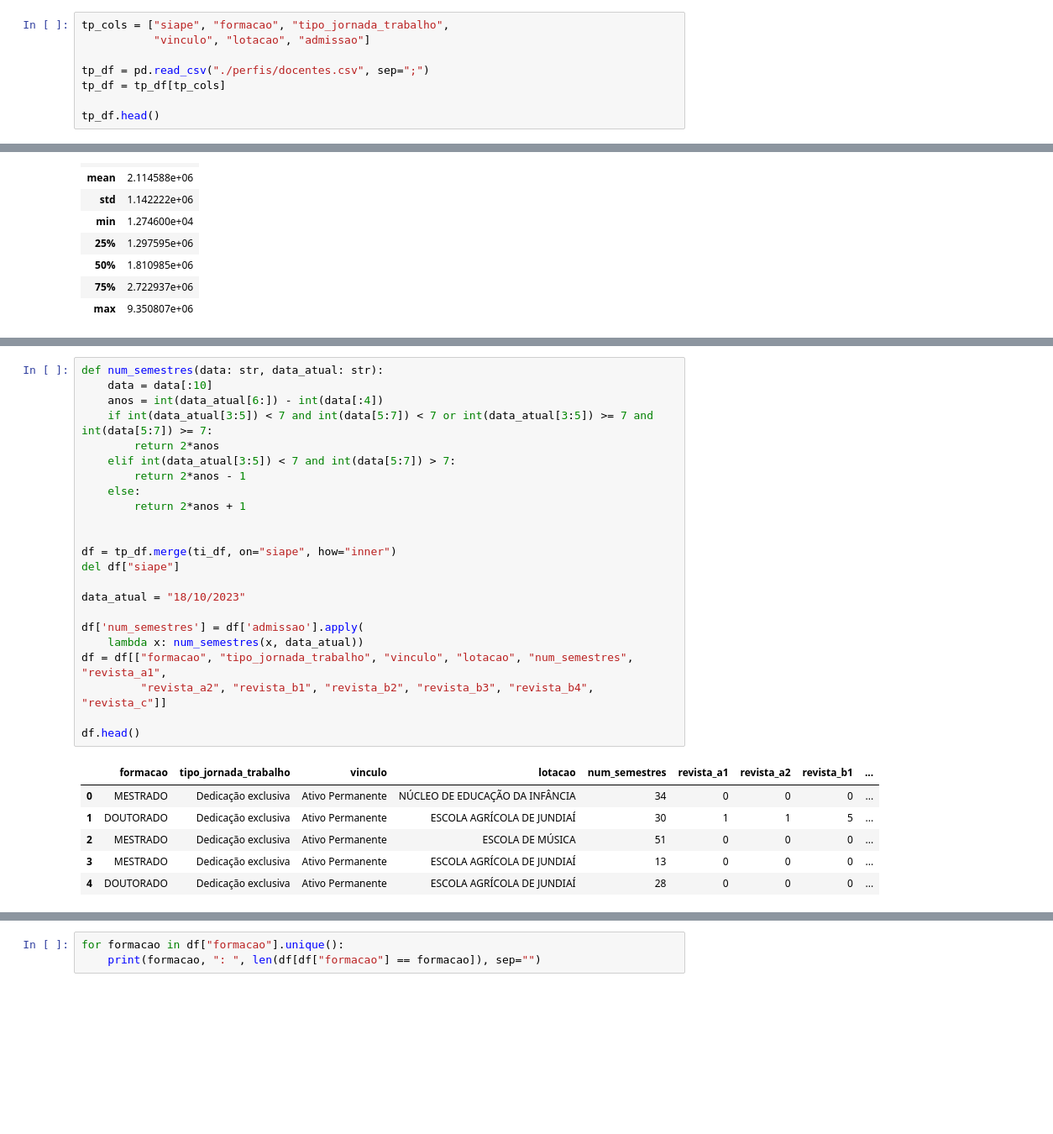
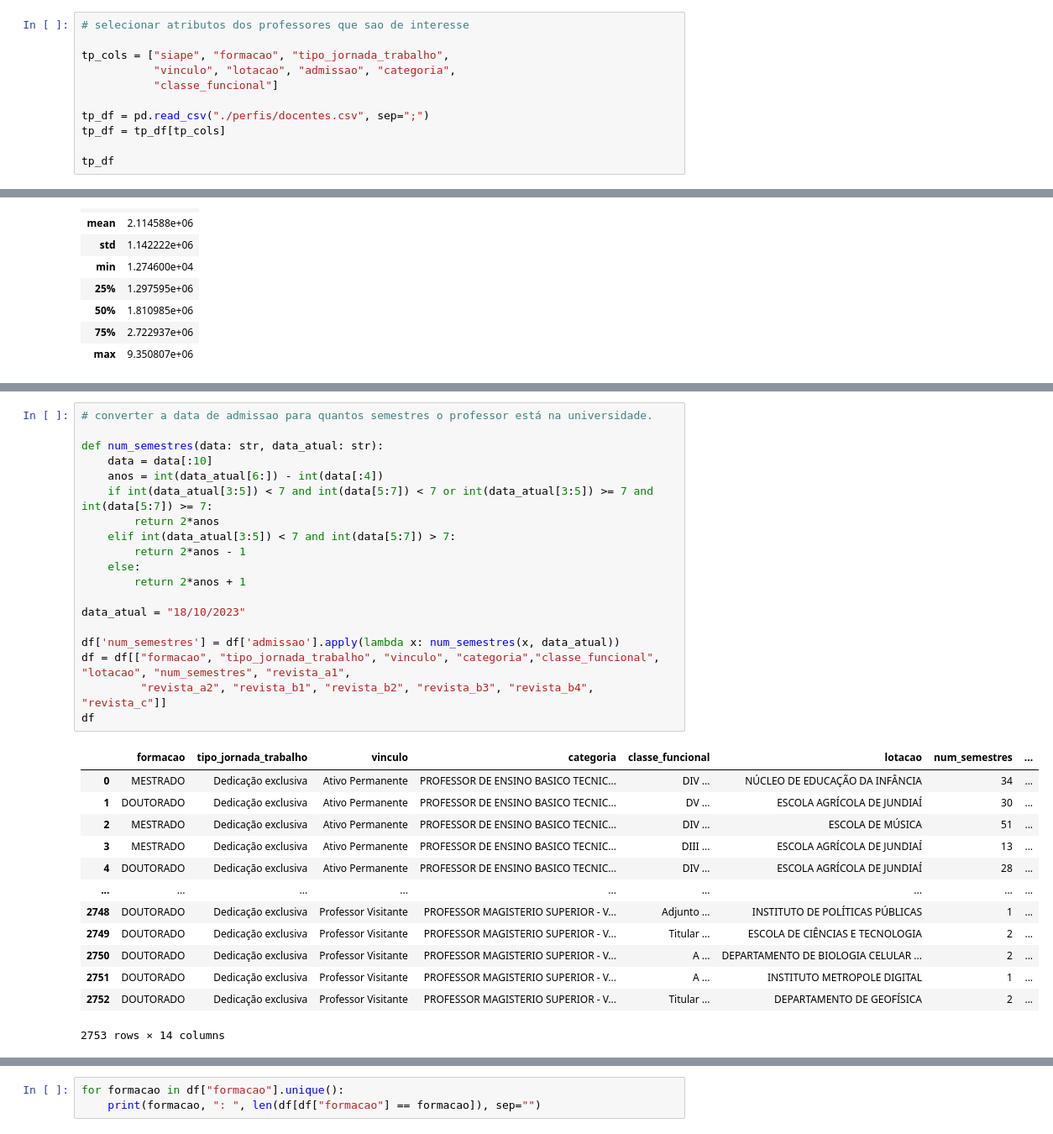
Before and after one commit to Lucas-Morais-Freire/AI, a Jupyter notebook: proj U1/teacher_qualis.ipynb, the cells around one changed output, grey strips where cells are left out. Shown: that part at 84% size. Drawn from its saved outputs; the diff is of its cells as text; blank space fills up the shorter version.

```diff
--- a/proj U1/teacher_qualis.ipynb
+++ b/proj U1/teacher_qualis.ipynb
@@ -8,11 +8,14 @@ from sklearn.model_selection import GridSearchCV
 from sklearn.metrics import balanced_accuracy_score, roc_auc_score, make_scorer
 from sklearn.metrics import confusion_matrix, ConfusionMatrixDisplay
 # %%
+# selecionar atributos dos professores que sao de interesse
+
 tp_cols = ["siape", "formacao", "tipo_jornada_trabalho",
-           "vinculo", "lotacao", "admissao"]
+           "vinculo", "lotacao", "admissao", "categoria",
+           "classe_funcional"]
 
 tp_df = pd.read_csv("./perfis/docentes.csv", sep=";")
 tp_df = tp_df[tp_cols]
 
-tp_df.head()
+tp_df
 # %% [output]
@@ -80,33 +106,36 @@ ti_df.describe()
 # %%
+# converter a data de admissao para quantos semestres o professor está na universidade.
+
 def num_semestres(data: str, data_atual: str):
     data = data[:10]
     anos = int(data_atual[6:]) - int(data[:4])
     if int(data_atual[3:5]) < 7 and int(data[5:7]) < 7 or int(data_atual[3:5]) >= 7 and int(data[5:7]) >= 7:
         return 2*anos
     elif int(data_atual[3:5]) < 7 and int(data[5:7]) > 7:
         return 2*anos - 1
     else:
         return 2*anos + 1
 
-
-df = tp_df.merge(ti_df, on="siape", how="inner")
-del df["siape"]
-
 data_atual = "18/10/2023"
 
-df['num_semestres'] = df['admissao'].apply(
-    lambda x: num_semestres(x, data_atual))
-df = df[["formacao", "tipo_jornada_trabalho", "vinculo", "lotacao", "num_semestres", "revista_a1",
+df['num_semestres'] = df['admissao'].apply(lambda x: num_semestres(x, data_atual))
+df = df[["formacao", "tipo_jornada_trabalho", "vinculo", "categoria","classe_funcional", "lotacao", "num_semestres", "revista_a1",
          "revista_a2", "revista_b1", "revista_b2", "revista_b3", "revista_b4", "revista_c"]]
-
-df.head()
+df
 # %% [output]
-|  | formacao | tipo_jornada_trabalho | vinculo | lotacao | num_semestres | revista_a1 | revista_a2 | revista_b1 | ... |
-| 0 | MESTRADO | Dedicação exclusiva | Ativo Permanente | NÚCLEO DE EDUCAÇÃO DA INFÂNCIA | 34 | 0 | 0 | 0 | ... |
-| 1 | DOUTORADO | Dedicação exclusiva | Ativo Permanente | ESCOLA AGRÍCOLA DE JUNDIAÍ | 30 | 1 | 1 | 5 | ... |
-| 2 | MESTRADO | Dedicação exclusiva | Ativo Permanente | ESCOLA DE MÚSICA | 51 | 0 | 0 | 0 | ... |
-| 3 | MESTRADO | Dedicação exclusiva | Ativo Permanente | ESCOLA AGRÍCOLA DE JUNDIAÍ | 13 | 0 | 0 | 0 | ... |
-| 4 | DOUTORADO | Dedicação exclusiva | Ativo Permanente | ESCOLA AGRÍCOLA DE JUNDIAÍ | 28 | 0 | 0 | 0 | ... |
+|  | formacao | tipo_jornada_trabalho | vinculo | categoria | classe_funcional | lotacao | num_semestres | ... |
+| 0 | MESTRADO | Dedicação exclusiva | Ativo Permanente | PROFESSOR DE ENSINO BASICO TECNIC... | DIV ... | NÚCLEO DE EDUCAÇÃO DA INFÂNCIA | 34 | ... |
+| 1 | DOUTORADO | Dedicação exclusiva | Ativo Permanente | PROFESSOR DE ENSINO BASICO TECNIC... | DV ... | ESCOLA AGRÍCOLA DE JUNDIAÍ | 30 | ... |
+| 2 | MESTRADO | Dedicação exclusiva | Ativo Permanente | PROFESSOR DE ENSINO BASICO TECNIC... | DIV ... | ESCOLA DE MÚSICA | 51 | ... |
+| 3 | MESTRADO | Dedicação exclusiva | Ativo Permanente | PROFESSOR DE ENSINO BASICO TECNIC... | DIII ... | ESCOLA AGRÍCOLA DE JUNDIAÍ | 13 | ... |
+| 4 | DOUTORADO | Dedicação exclusiva | Ativo Permanente | PROFESSOR DE ENSINO BASICO TECNIC... | DIV ... | ESCOLA AGRÍCOLA DE JUNDIAÍ | 28 | ... |
+| ... | ... | ... | ... | ... | ... | ... | ... | ... |
+| 2748 | DOUTORADO | Dedicação exclusiva | Professor Visitante | PROFESSOR MAGISTERIO SUPERIOR - V... | Adjunto ... | INSTITUTO DE POLÍTICAS PÚBLICAS | 1 | ... |
+| 2749 | DOUTORADO | Dedicação exclusiva | Professor Visitante | PROFESSOR MAGISTERIO SUPERIOR - V... | Titular ... | ESCOLA DE CIÊNCIAS E TECNOLOGIA | 2 | ... |
+| 2750 | DOUTORADO | Dedicação exclusiva | Professor Visitante | PROFESSOR MAGISTERIO SUPERIOR - V... | A ... | DEPARTAMENTO DE BIOLOGIA CELULAR ... | 2 | ... |
+| 2751 | DOUTORADO | Dedicação exclusiva | Professor Visitante | PROFESSOR MAGISTERIO SUPERIOR - V... | A ... | INSTITUTO METROPOLE DIGITAL | 1 | ... |
+| 2752 | DOUTORADO | Dedicação exclusiva | Professor Visitante | PROFESSOR MAGISTERIO SUPERIOR - V... | Titular ... | DEPARTAMENTO DE GEOFÍSICA | 2 | ... |
+2753 rows × 14 columns
 # %%
 df.dtypes
 # %% [output]
```
Also changed, not shown: parts of 34 cells of this notebook.
